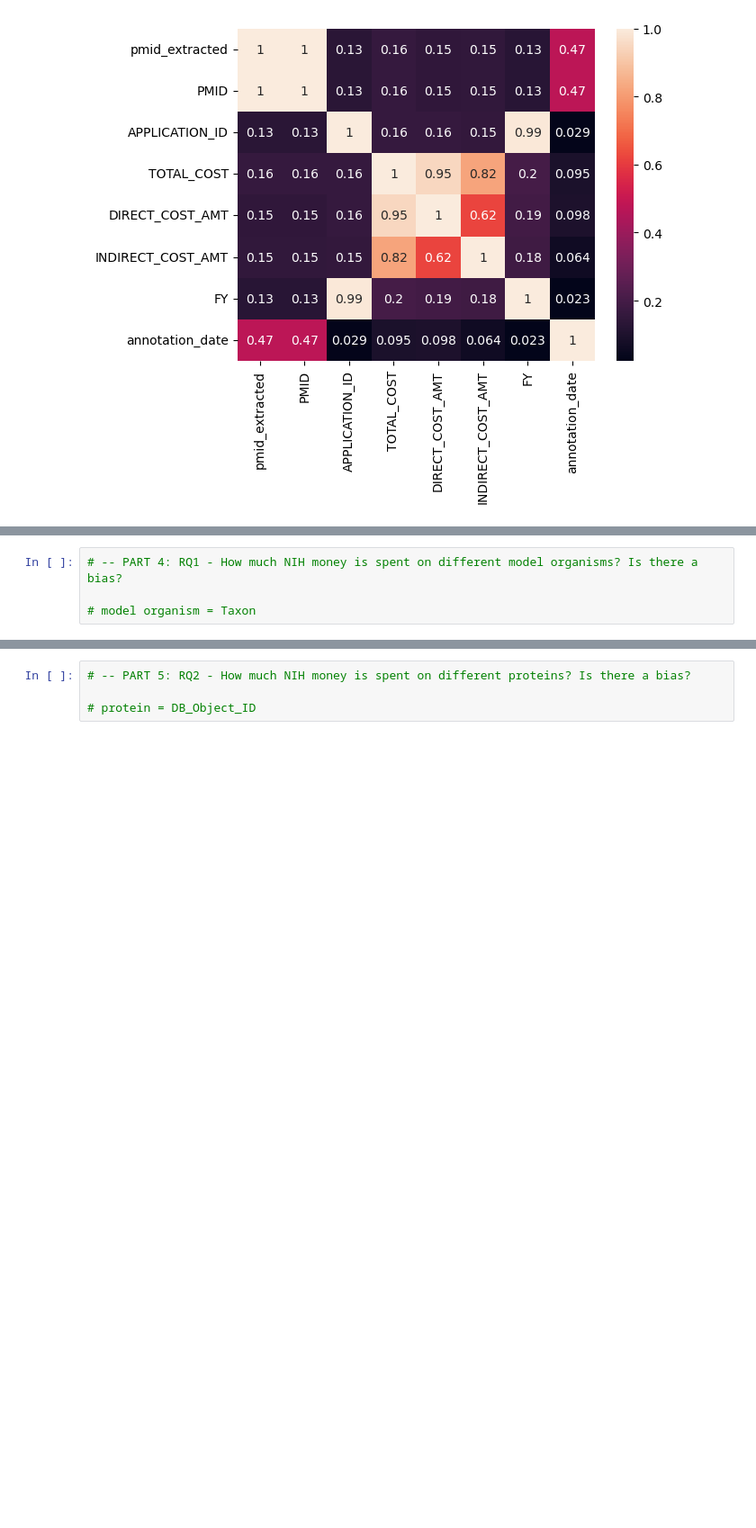
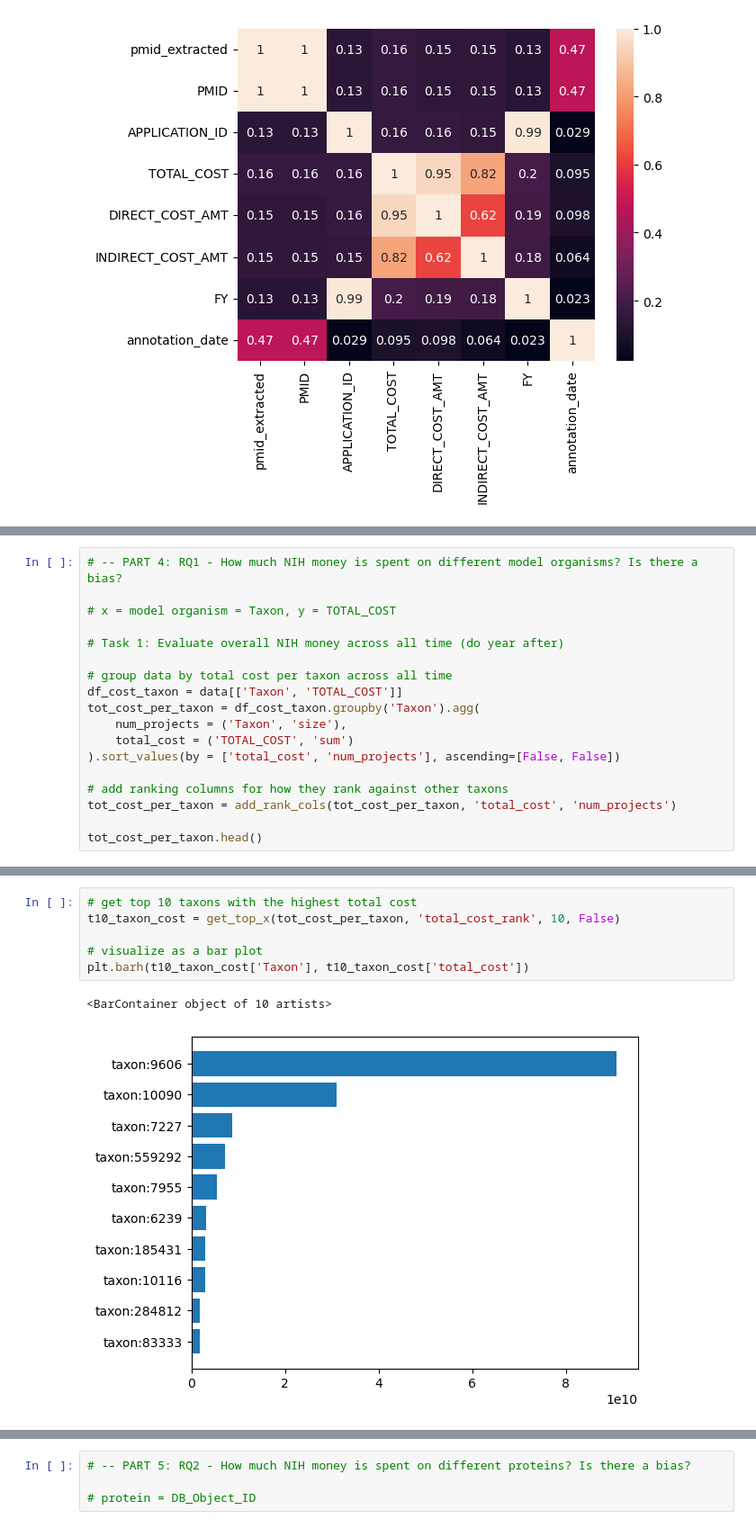
Before and after one commit to Moulica5374/NIH-Funding-Annotation-Analysis-Team-Project, a Jupyter notebook: Data_Analysis.ipynb, the cells around one changed output, grey strips where cells are left out. Shown at 90% size. Saved outputs shown, nothing was run; the diff lists cells and outputs as text; blank space fills up the shorter version.

Commit message:
Created functions to preprocess the data and set up basic RQ1 code

```diff
--- a/Data_Analysis.ipynb
+++ b/Data_Analysis.ipynb
@@ -121,4 +148,18 @@ sns.heatmap(corr_matrix, annot=True)
 # %%
 # -- PART 4: RQ1 - How much NIH money is spent on different model organisms? Is there a bias?
 
-# model organism = Taxon
+# x = model organism = Taxon, y = TOTAL_COST
+
+# Task 1: Evaluate overall NIH money across all time (do year after)
+
+# group data by total cost per taxon across all time
+df_cost_taxon = data[['Taxon', 'TOTAL_COST']]
+tot_cost_per_taxon = df_cost_taxon.groupby('Taxon').agg(
+    num_projects = ('Taxon', 'size'),
+    total_cost = ('TOTAL_COST', 'sum')
+).sort_values(by = ['total_cost', 'num_projects'], ascending=[False, False])
+
+# add ranking columns for how they rank against other taxons
+tot_cost_per_taxon = add_rank_cols(tot_cost_per_taxon, 'total_cost', 'num_projects')
+
+tot_cost_per_taxon.head()
@@ -124,0 +174,9 @@ sns.heatmap(corr_matrix, annot=True)
+# %%
+# get top 10 taxons with the highest total cost
+t10_taxon_cost = get_top_x(tot_cost_per_taxon, 'total_cost_rank', 10, False)
+
+# visualize as a bar plot
+plt.barh(t10_taxon_cost['Taxon'], t10_taxon_cost['total_cost'])
+# %% [output]
+<BarContainer object of 10 artists>
+[figure, added]
```
Also changed, not shown: parts of 11 cells of this notebook.
